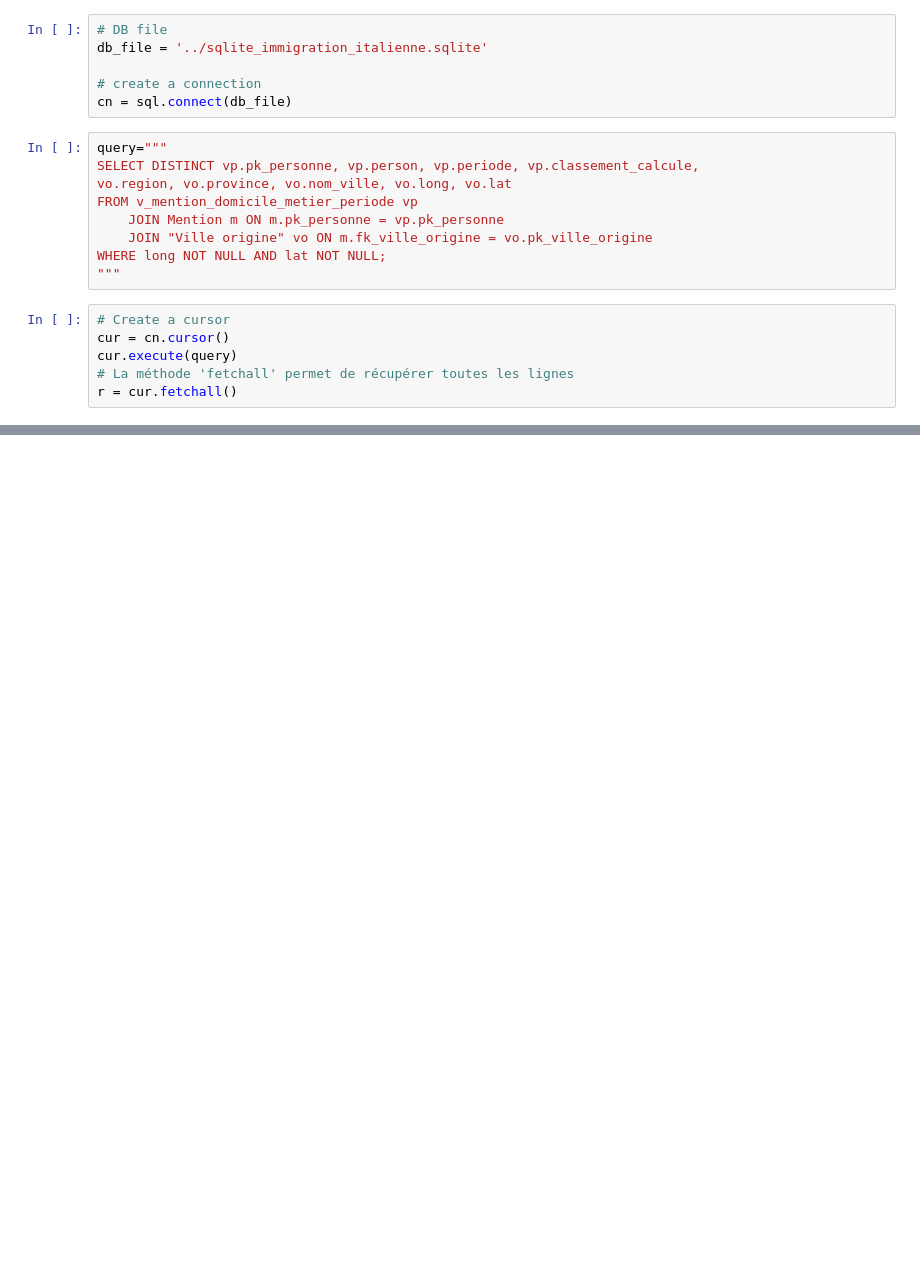
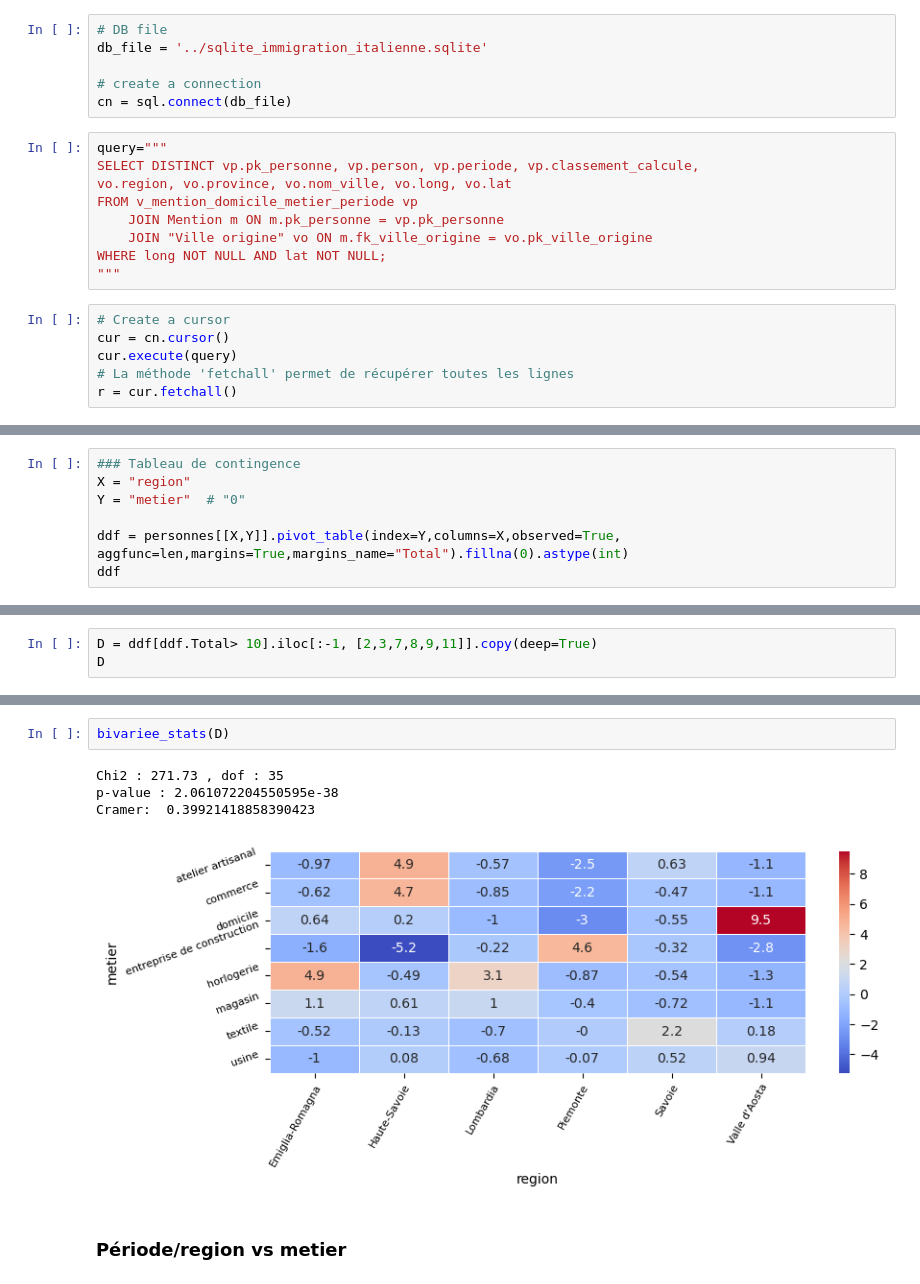
Before and after one commit to martnin-research/Migration-italienne, a Jupyter notebook: FB_propositions/origines.ipynb, the cells around one changed output, grey strips where cells are left out. Cells and saved outputs as stored; diff of their text form; blank space fills up the shorter version.

Commit message:
bivariée métiers périodes

```diff
--- a/FB_propositions/origines.ipynb
+++ b/FB_propositions/origines.ipynb
@@ -37,0 +122,7 @@ personnes.tail()
+# %%
+### Tableau de contingence
+X = "region"
+Y = "metier"  # "0"
+
+ddf = personnes[[X,Y]].pivot_table(index=Y,columns=X,observed=True, aggfunc=len,margins=True,margins_name="Total").fillna(0).astype(int)
+ddf
@@ -37,0 +148,3 @@ personnes.tail()
+# %%
+D = ddf[ddf.Total> 10].iloc[:-1, [2,3,7,8,9,11]].copy(deep=True)
+D
@@ -37,0 +162,9 @@ personnes.tail()
+# %%
+bivariee_stats(D)
+# %% [output]
+Chi2 : 271.73 , dof : 35
+p-value : 2.061072204550595e-38
+Cramer:  0.39921418858390423
+[figure, added]
+# %% [markdown]
+### Période/region vs metier
```
Also changed, not shown: parts of 15 cells of this notebook.
